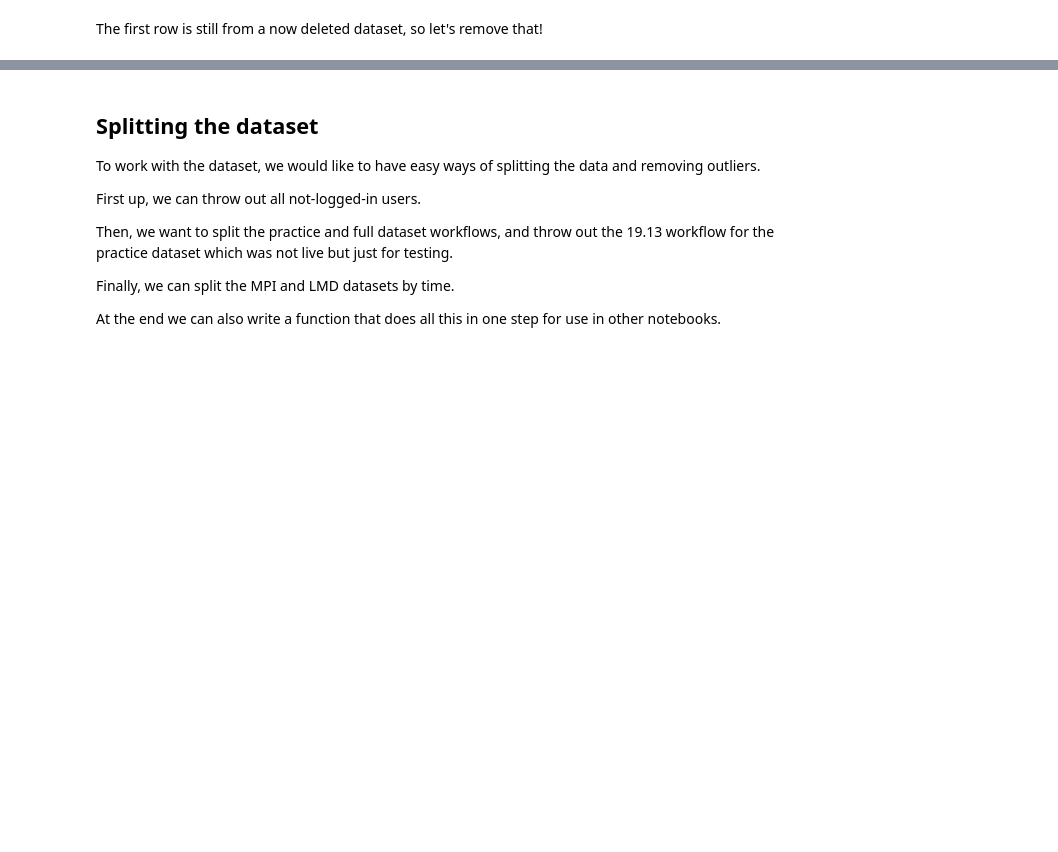
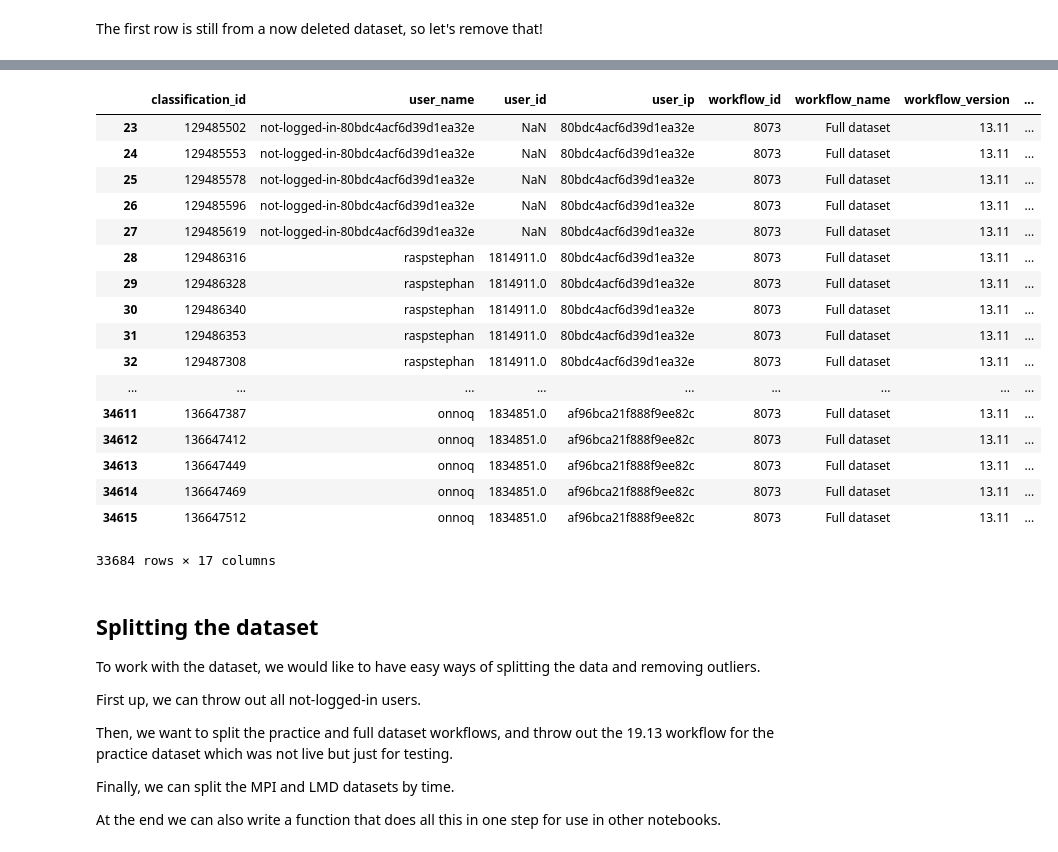
Before and after one commit to raspstephan/sugar-flower-fish-or-gravel, a Jupyter notebook: notebooks/organize-raw-dataset.ipynb, the cells around one changed output, grey strips where cells are left out. Cells and saved outputs as stored; diff of their text form; code cells hidden in the pictures; blank space fills up the shorter version.

```diff
--- a/notebooks/organize-raw-dataset.ipynb
+++ b/notebooks/organize-raw-dataset.ipynb
@@ -156,3 +156,24 @@ Wall time: 18.6 s
+# %%
+clas
+# %% [output]
+|  | classification_id | user_name | user_id | user_ip | workflow_id | workflow_name | workflow_version | ... |
+| 23 | 129485502 | not-logged-in-80bdc4acf6d39d1ea32e | NaN | 80bdc4acf6d39d1ea32e | 8073 | Full dataset | 13.11 | ... |
+| 24 | 129485553 | not-logged-in-80bdc4acf6d39d1ea32e | NaN | 80bdc4acf6d39d1ea32e | 8073 | Full dataset | 13.11 | ... |
+| 25 | 129485578 | not-logged-in-80bdc4acf6d39d1ea32e | NaN | 80bdc4acf6d39d1ea32e | 8073 | Full dataset | 13.11 | ... |
+| 26 | 129485596 | not-logged-in-80bdc4acf6d39d1ea32e | NaN | 80bdc4acf6d39d1ea32e | 8073 | Full dataset | 13.11 | ... |
+| 27 | 129485619 | not-logged-in-80bdc4acf6d39d1ea32e | NaN | 80bdc4acf6d39d1ea32e | 8073 | Full dataset | 13.11 | ... |
+| 28 | 129486316 | raspstephan | 1814911.0 | 80bdc4acf6d39d1ea32e | 8073 | Full dataset | 13.11 | ... |
+| 29 | 129486328 | raspstephan | 1814911.0 | 80bdc4acf6d39d1ea32e | 8073 | Full dataset | 13.11 | ... |
+| 30 | 129486340 | raspstephan | 1814911.0 | 80bdc4acf6d39d1ea32e | 8073 | Full dataset | 13.11 | ... |
+| 31 | 129486353 | raspstephan | 1814911.0 | 80bdc4acf6d39d1ea32e | 8073 | Full dataset | 13.11 | ... |
+| 32 | 129487308 | raspstephan | 1814911.0 | 80bdc4acf6d39d1ea32e | 8073 | Full dataset | 13.11 | ... |
+| ... | ... | ... | ... | ... | ... | ... | ... | ... |
+| 34611 | 136647387 | onnoq | 1834851.0 | af96bca21f888f9ee82c | 8073 | Full dataset | 13.11 | ... |
+| 34612 | 136647412 | onnoq | 1834851.0 | af96bca21f888f9ee82c | 8073 | Full dataset | 13.11 | ... |
+| 34613 | 136647449 | onnoq | 1834851.0 | af96bca21f888f9ee82c | 8073 | Full dataset | 13.11 | ... |
+| 34614 | 136647469 | onnoq | 1834851.0 | af96bca21f888f9ee82c | 8073 | Full dataset | 13.11 | ... |
+| 34615 | 136647512 | onnoq | 1834851.0 | af96bca21f888f9ee82c | 8073 | Full dataset | 13.11 | ... |
+33684 rows × 17 columns
 # %% [markdown]
 ## Splitting the dataset
 
```
Also changed, not shown: parts of 13 cells of this notebook, 5 other files.
